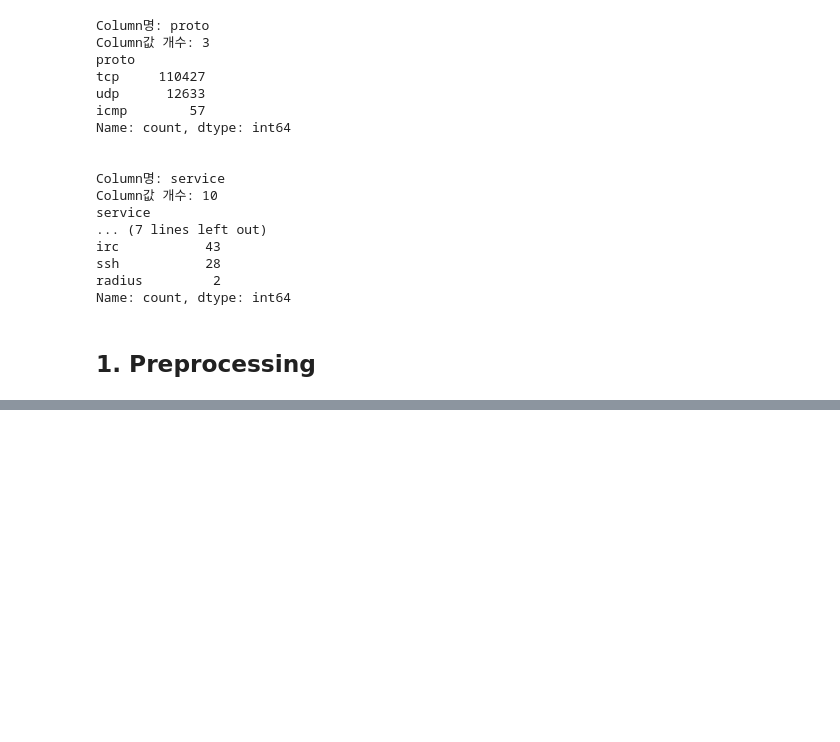
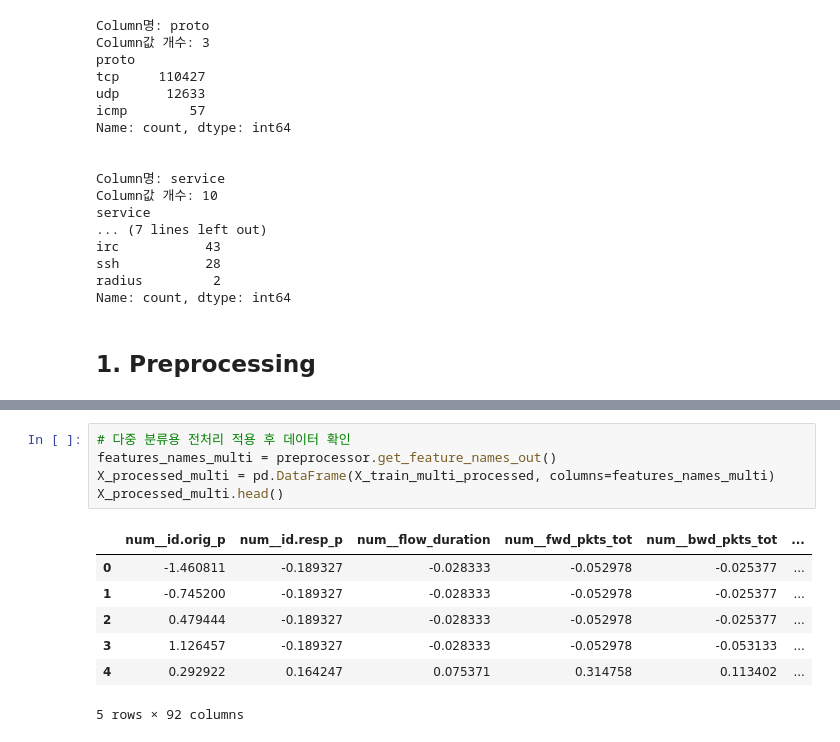
Before and after one commit to Basic-Track-Team5/term-project, a Jupyter notebook: main.ipynb, the cells around one changed output, grey strips where cells are left out. Saved outputs shown, nothing was run; the diff lists cells and outputs as text; blank space fills up the shorter version.

```diff
--- a/main.ipynb
+++ b/main.ipynb
@@ -328,0 +324,13 @@ X_scaled.describe()
+# %%
+# 다중 분류용 전처리 적용 후 데이터 확인
+features_names_multi = preprocessor.get_feature_names_out()
+X_processed_multi = pd.DataFrame(X_train_multi_processed, columns=features_names_multi)
+X_processed_multi.head()
+# %% [output]
+|  | num__id.orig_p | num__id.resp_p | num__flow_duration | num__fwd_pkts_tot | num__bwd_pkts_tot | ... |
+| 0 | -1.460811 | -0.189327 | -0.028333 | -0.052978 | -0.025377 | ... |
+| 1 | -0.745200 | -0.189327 | -0.028333 | -0.052978 | -0.025377 | ... |
+| 2 | 0.479444 | -0.189327 | -0.028333 | -0.052978 | -0.025377 | ... |
+| 3 | 1.126457 | -0.189327 | -0.028333 | -0.052978 | -0.053133 | ... |
+| 4 | 0.292922 | 0.164247 | 0.075371 | 0.314758 | 0.113402 | ... |
+5 rows × 92 columns
```
Also changed, not shown: parts of 24 cells of this notebook.
